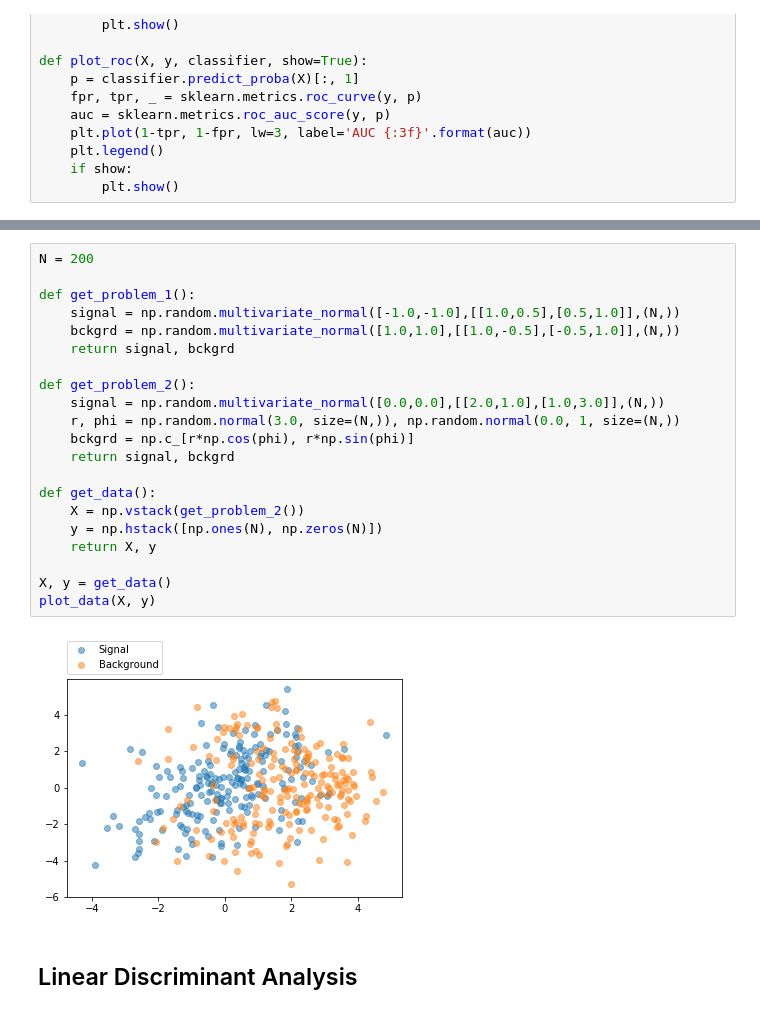
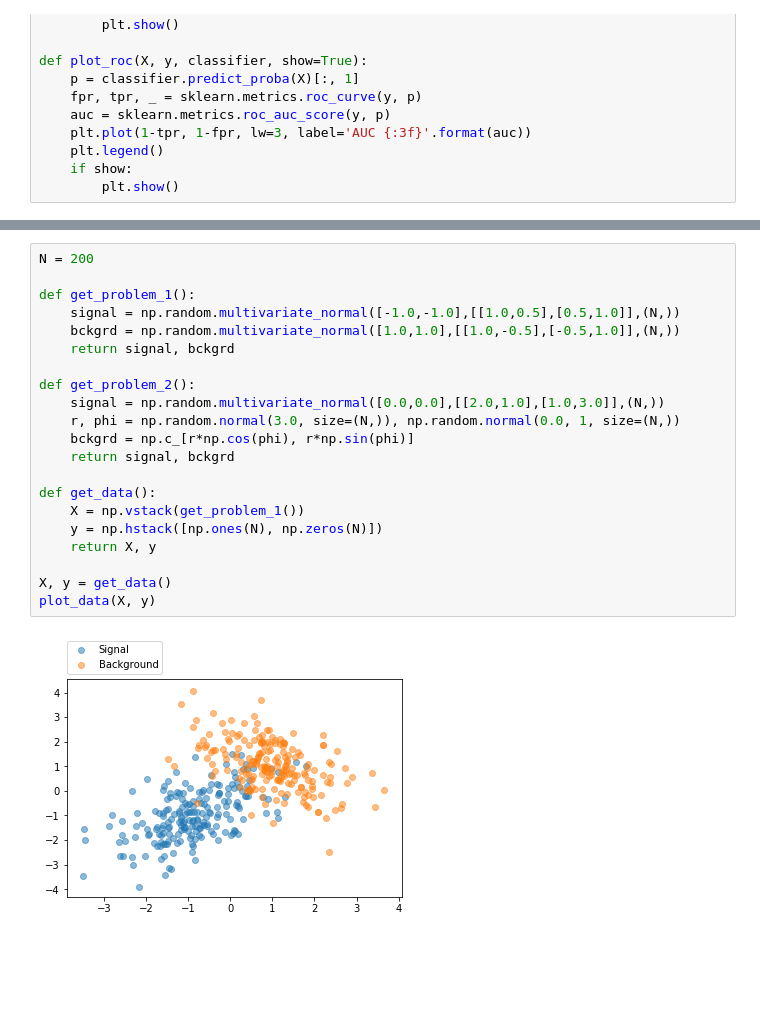
Before and after one commit to thomaskeck/MultivariateClassificationLecture, a Jupyter notebook: exercises/1_basic.ipynb, the cells around one changed output, grey strips where cells are left out. Drawn from its saved outputs; the diff is of its cells as text; blank space fills up the shorter version.

```diff
--- a/exercises/1_basic.ipynb
+++ b/exercises/1_basic.ipynb
@@ -46,25 +71,23 @@ def plot_roc(X, y, classifier, show=True):
 # %%
 N = 200
 
 def get_problem_1():
     signal = np.random.multivariate_normal([-1.0,-1.0],[[1.0,0.5],[0.5,1.0]],(N,))
     bckgrd = np.random.multivariate_normal([1.0,1.0],[[1.0,-0.5],[-0.5,1.0]],(N,))
     return signal, bckgrd
 
 def get_problem_2():
     signal = np.random.multivariate_normal([0.0,0.0],[[2.0,1.0],[1.0,3.0]],(N,))
     r, phi = np.random.normal(3.0, size=(N,)), np.random.normal(0.0, 1, size=(N,))
     bckgrd = np.c_[r*np.cos(phi), r*np.sin(phi)]
     return signal, bckgrd
 
 def get_data():
-    X = np.vstack(get_problem_2())
+    X = np.vstack(get_problem_1())
     y = np.hstack([np.ones(N), np.zeros(N)])
     return X, y
 
 X, y = get_data()
 plot_data(X, y)
 # %% [output]
-[figure, old version]
+[figure, new version]
-# %% [markdown]
-## Linear Discriminant Analysis
```
Also changed, not shown: parts of 20 cells of this notebook, 2 other files.
